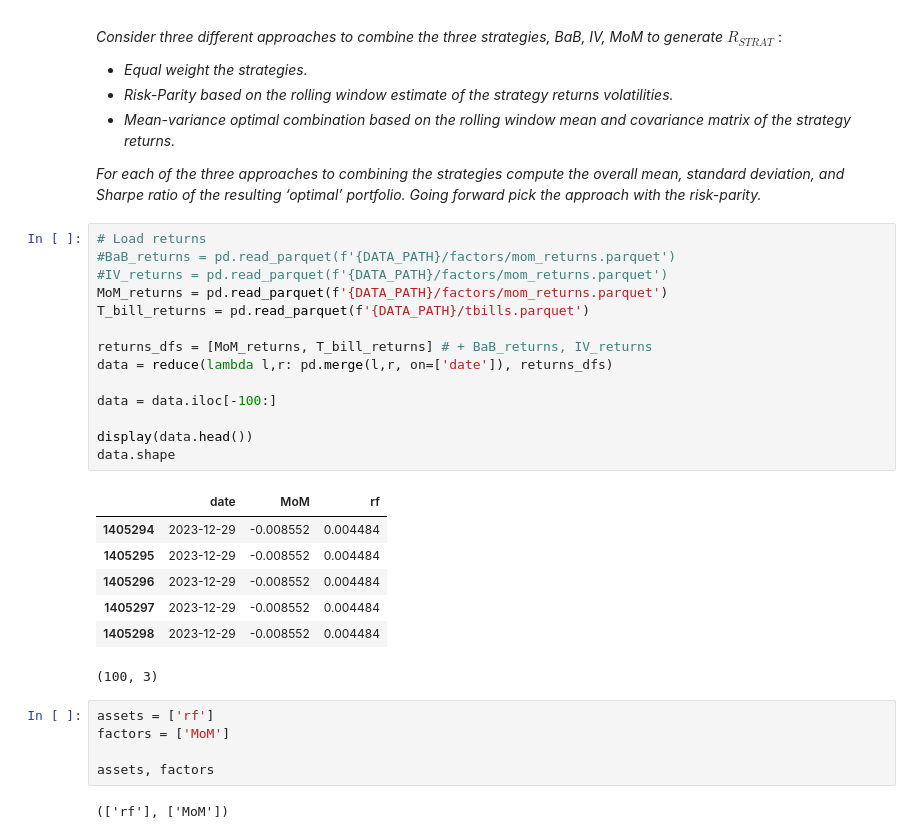
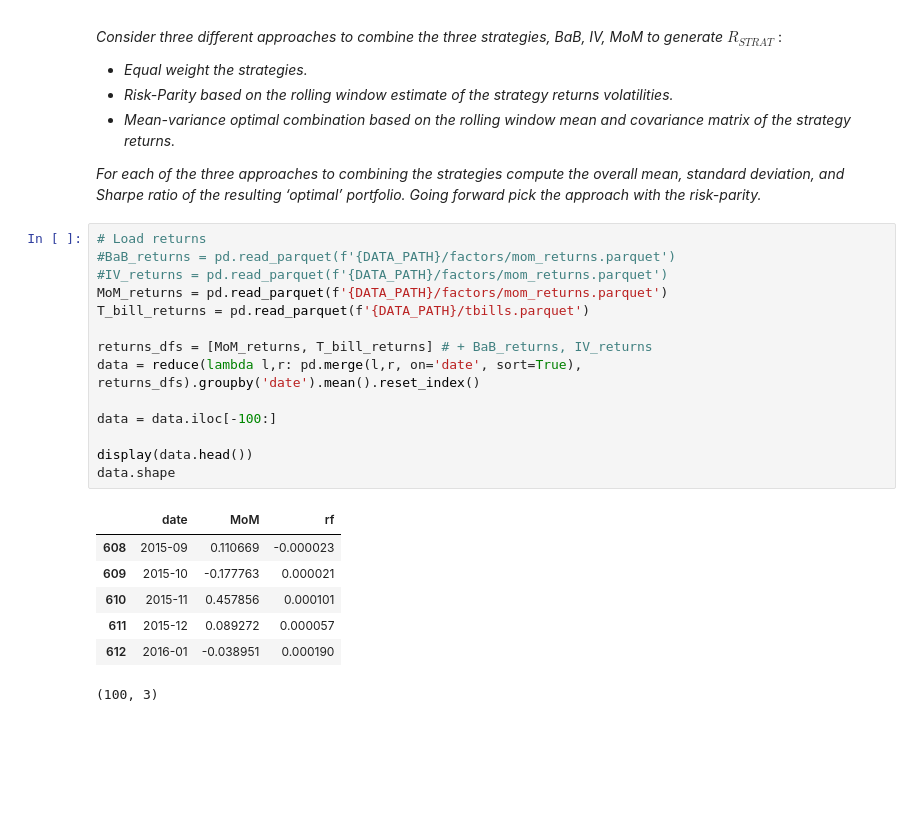
Before and after one commit to Marc-antoineallard74/Investments_project2024, a Jupyter notebook: source/section6.ipynb, the cells around one changed output. Cells and saved outputs as stored; diff of their text form; blank space fills up the shorter version.

```diff
--- a/source/section6.ipynb
+++ b/source/section6.ipynb
@@ -45,29 +42,22 @@ DATA_PATH = "../data"
 # %%
 # Load returns
 #BaB_returns = pd.read_parquet(f'{DATA_PATH}/factors/mom_returns.parquet')
 #IV_returns = pd.read_parquet(f'{DATA_PATH}/factors/mom_returns.parquet')
 MoM_returns = pd.read_parquet(f'{DATA_PATH}/factors/mom_returns.parquet')
 T_bill_returns = pd.read_parquet(f'{DATA_PATH}/tbills.parquet')
 
 returns_dfs = [MoM_returns, T_bill_returns] # + BaB_returns, IV_returns
-data = reduce(lambda l,r: pd.merge(l,r, on=['date']), returns_dfs)
+data = reduce(lambda l,r: pd.merge(l,r, on='date', sort=True), returns_dfs).groupby('date').mean().reset_index()
 
 data = data.iloc[-100:]
 
 display(data.head())
 data.shape
 # %% [output]
 |  | date | MoM | rf |
-| 1405294 | 2023-12-29 | -0.008552 | 0.004484 |
-| 1405295 | 2023-12-29 | -0.008552 | 0.004484 |
-| 1405296 | 2023-12-29 | -0.008552 | 0.004484 |
-| 1405297 | 2023-12-29 | -0.008552 | 0.004484 |
-| 1405298 | 2023-12-29 | -0.008552 | 0.004484 |
+| 608 | 2015-09 | 0.110669 | -0.000023 |
+| 609 | 2015-10 | -0.177763 | 0.000021 |
+| 610 | 2015-11 | 0.457856 | 0.000101 |
+| 611 | 2015-12 | 0.089272 | 0.000057 |
+| 612 | 2016-01 | -0.038951 | 0.000190 |
 (100, 3)
-# %%
-assets = ['rf']
-factors = ['MoM']
-
-assets, factors
-# %% [output]
-(['rf'], ['MoM'])
```
Also changed, not shown: parts of 4 cells of this notebook, 4 other files.
